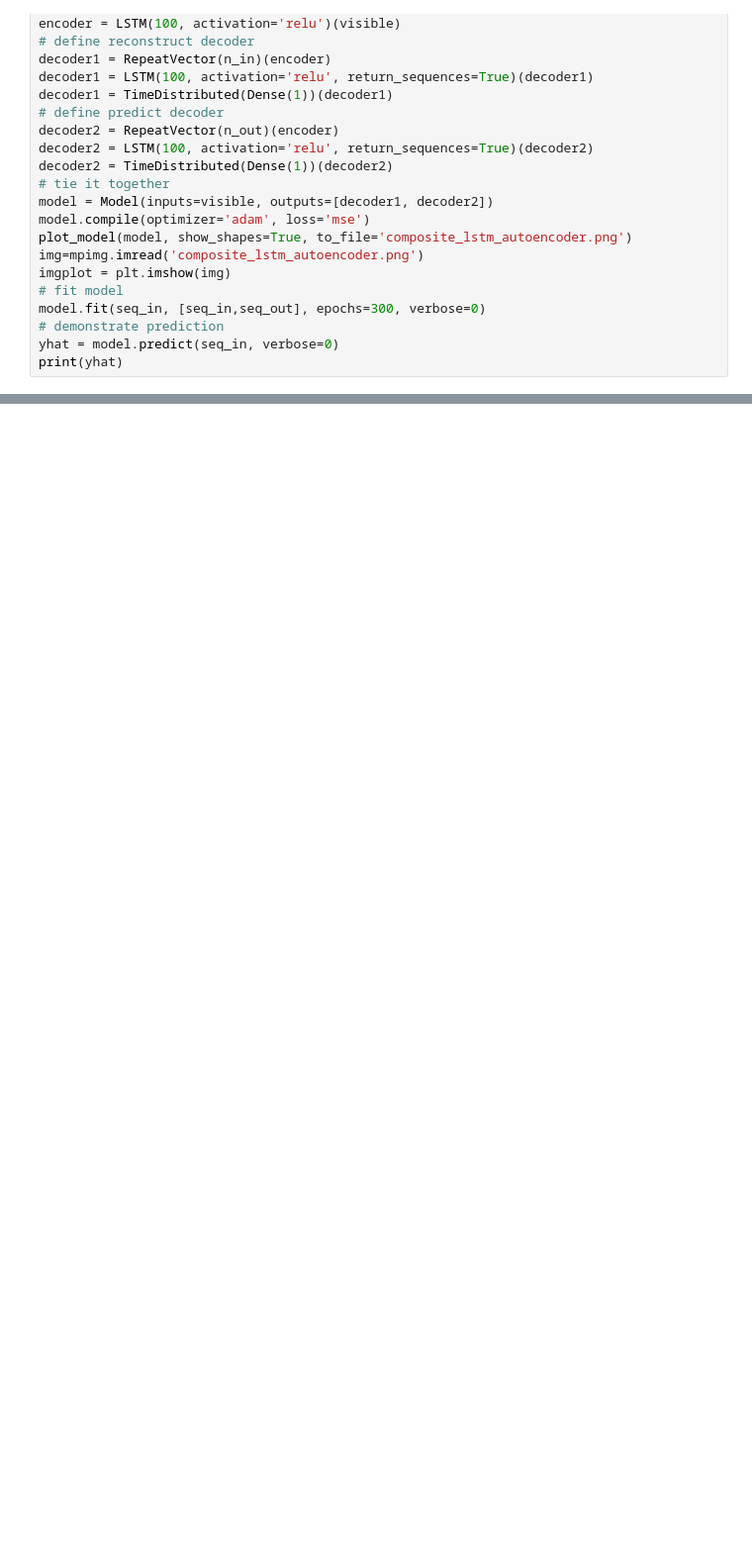
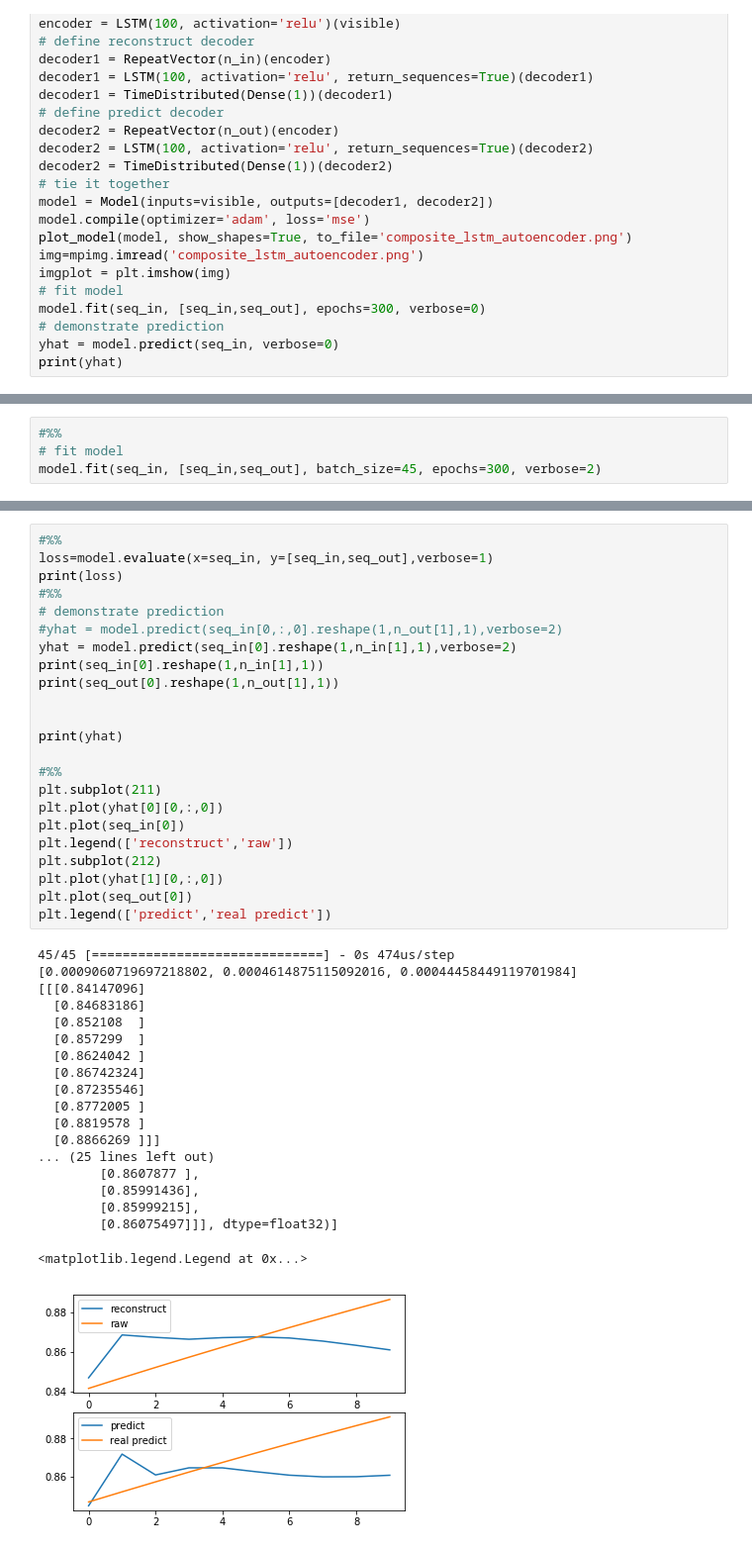
Before and after one commit to rigelfalcon/GoogleColab, a Jupyter notebook: lstm_autoencoders.ipynb, the cells around one changed output, grey strips where cells are left out. Shown at 99% size. Drawn from its saved outputs; the diff is of its cells as text; blank space fills up the shorter version.

```diff
--- a/lstm_autoencoders.ipynb
+++ b/lstm_autoencoders.ipynb
@@ -665,0 +777,4 @@ print(yhat)
+# %%
+#%%
+# fit model
+model.fit(seq_in, [seq_in,seq_out], batch_size=45, epochs=300, verbose=2)
@@ -665,0 +788,43 @@ print(yhat)
+# %%
+#%%
+loss=model.evaluate(x=seq_in, y=[seq_in,seq_out],verbose=1)
+print(loss)
+#%%
+# demonstrate prediction
+#yhat = model.predict(seq_in[0,:,0].reshape(1,n_out[1],1),verbose=2)
+yhat = model.predict(seq_in[0].reshape(1,n_in[1],1),verbose=2)
+print(seq_in[0].reshape(1,n_in[1],1))
+print(seq_out[0].reshape(1,n_out[1],1))
+
+
+print(yhat)
+
+#%%
+plt.subplot(211)
+plt.plot(yhat[0][0,:,0])
+plt.plot(seq_in[0])
+plt.legend(['reconstruct','raw'])
+plt.subplot(212)
+plt.plot(yhat[1][0,:,0])
+plt.plot(seq_out[0])
+plt.legend(['predict','real predict'])
+# %% [output]
+45/45 [==============================] - 0s 474us/step
+[0.0009060719697218802, 0.0004614875115092016, 0.00044458449119701984]
+[[[0.84147096]
+  [0.84683186]
+  [0.852108  ]
+  [0.857299  ]
+  [0.8624042 ]
+  [0.86742324]
+  [0.87235546]
+  [0.8772005 ]
+  [0.8819578 ]
+  [0.8866269 ]]]
+... (25 lines left out)
+        [0.8607877 ],
+        [0.85991436],
+        [0.85999215],
+        [0.86075497]]], dtype=float32)]
+<matplotlib.legend.Legend at 0x...>
+[figure, added]
```
Also changed, not shown: parts of 4 cells of this notebook.
